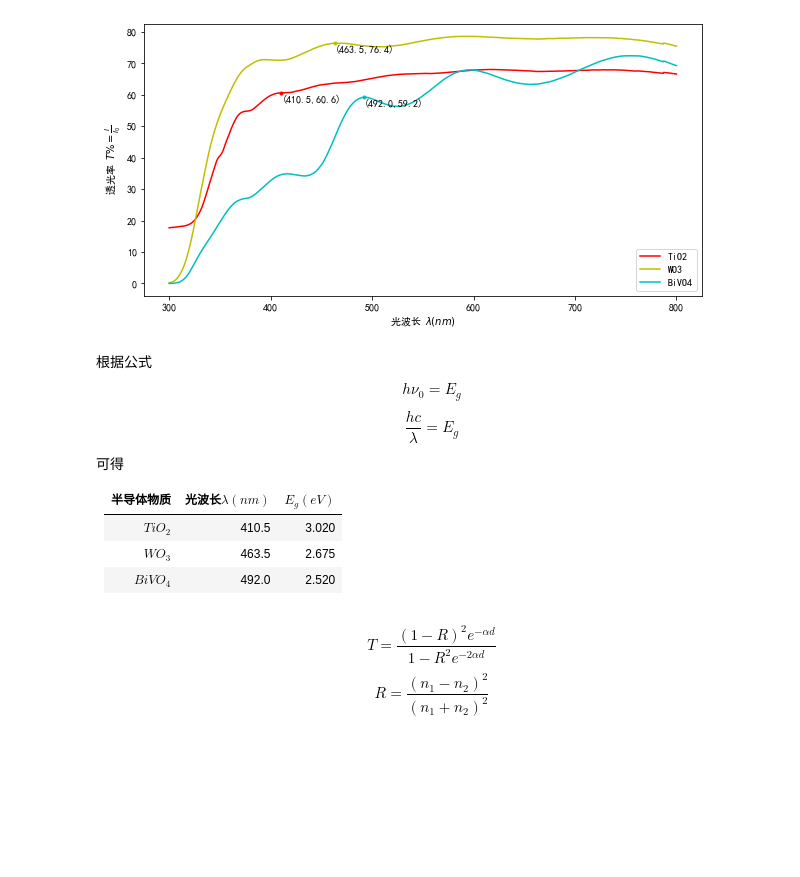
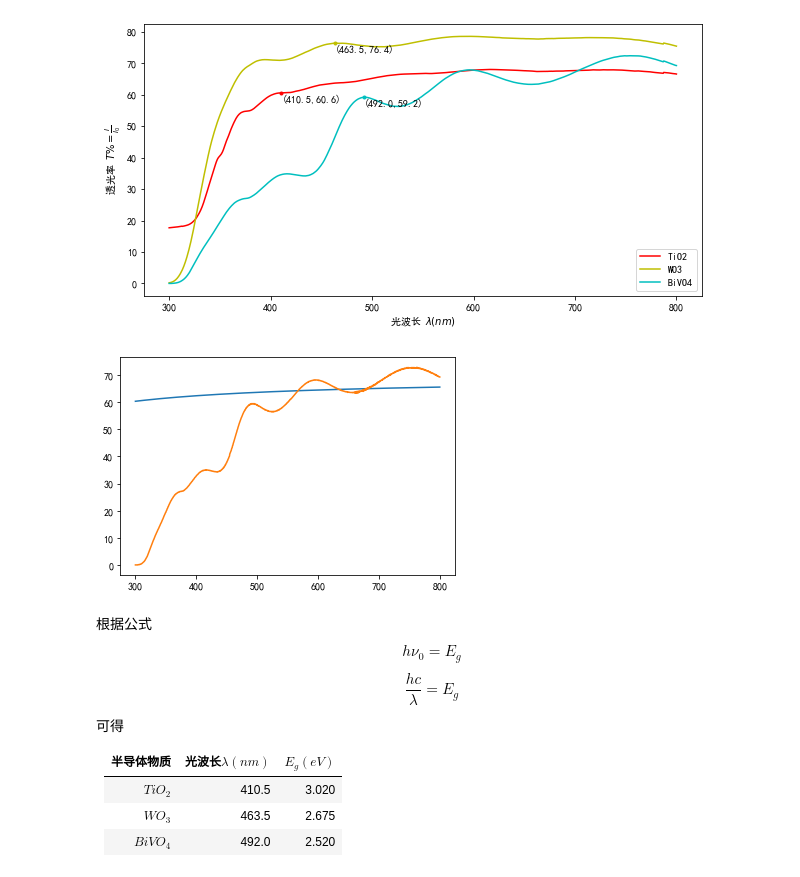
Before and after one commit to tsaihsiaoyi/Jupyter, a Jupyter notebook: Experimental_data/test.ipynb, the cells around one changed output. Cells and saved outputs as stored; diff of their text form; code cells hidden in the pictures; blank space fills up the shorter version.

```diff
--- a/Experimental_data/test.ipynb
+++ b/Experimental_data/test.ipynb
@@ -96,5 +95,16 @@ plt.show()
 # %% [output]
 [figure]
+# %%
+real=BiVO4.values.T
+n2,k,d=2.5,1e-2,300
+r=((1-n2)**2+k**2)/((1+n2)**2+k**2)
+a=4*np.pi*k/real[0]
+t=((1-r)**2*np.exp(-a*d))/(1-r**2*np.exp(-2*a*d))*100
+plt.plot(real[0],t)
+plt.plot(real[0],real[1])
+plt.show()
+# %% [output]
+[figure, added]
 # %% [markdown]
 根据公式
 $$h\nu_0=E_g$$
@@ -102,10 +112,7 @@ $$\frac{hc}{\lambda}=E_g$$
 可得
 
 |半导体物质|光波长$\lambda(nm)$|$E_g(eV)$|
-|:-|:-|:-|
+|:----|:----|:---|
 |$TiO_2$|410.5|3.020|
 |$WO_3$|463.5|2.675|
 |$BiVO_4$|492.0|2.520|
-# %% [markdown]
-$$T=\frac{(1-R)^2 e^{-\alpha d}}{1-R^2 e^{-2\alpha d}}$$
-$$R=\frac{\left(n_1-n_2\right)^2}{\left(n_1+n_2\right)^2}$$
```
Also changed, not shown: parts of 2 cells of this notebook, 1 other file.
